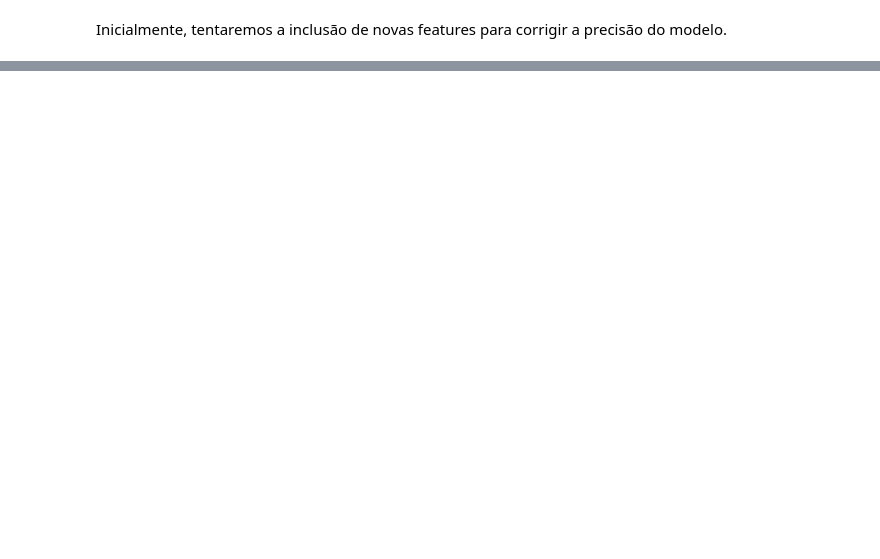
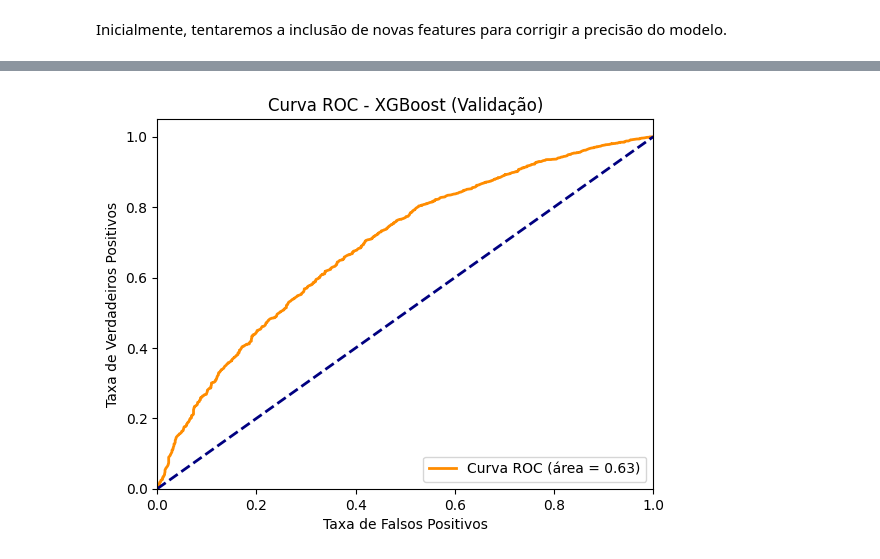
Before and after one commit to RodrigoBarbosaa/Flight_Delay_Prediction, a Jupyter notebook: voos.ipynb, the cells around one changed output, grey strips where cells are left out. Cells and saved outputs as stored; diff of their text form; code cells hidden in the pictures; blank space fills up the shorter version.

```diff
--- a/voos.ipynb
+++ b/voos.ipynb
@@ -1264,0 +1145,97 @@ evaluate_model(stacking_regressor, X_train_scaled, y_train, X_val_scaled, y_val,
+# %%
+from sklearn.feature_selection import SelectFromModel, RFECV
+from sklearn.ensemble import BaggingClassifier
+from sklearn.metrics import roc_auc_score, roc_curve, classification_report, accuracy_score
+
+# Calcular as features no dataset df_voos_realizado
+df_voos_realizados['ProporcaoAtrasosMes'] = df_voos_realizados.groupby('Month')['CategoriaAtraso'].transform(lambda x: (x == 'Atraso Leve').mean())
+df_voos_realizados['TotalAtrasosMes'] = df_voos_realizados.groupby('Month')['CategoriaAtraso'].transform(lambda x: (x == 'Atraso Leve').sum())
+df_voos_realizados['TotalVoosMes'] = df_voos_realizados.groupby('Month')['CategoriaAtraso'].transform('count')
+df_voos_realizados['AltaTemporada'] = df_voos_realizados['Month'].apply(lambda x: 1 if x in [6, 7, 12] else 0)
+mean_delay_by_airline = df_voos_realizados.groupby('Airline')['DepDelayMinutes'].mean().to_dict()
+df_voos_realizados['MediaAtrasoAirline'] = df_voos_realizados['Airline'].map(mean_delay_by_airline)
+
+# Selecionar as colunas necessárias para o mapeamento
+df_features = df_voos_realizados[['Month', 'Airline', 'ProporcaoAtrasosMes', 'TotalAtrasosMes', 'TotalVoosMes', 'AltaTemporada', 'MediaAtrasoAirline']].drop_duplicates()
+
+# Realizar o mapeamento
+df_selected_routes = df_selected_routes.merge(df_features, on=['Month', 'Airline'], how='left')
+
+df_selected_routes = pd.get_dummies(df_selected_routes, columns=['Origin', 'Dest'], drop_first=True)
+
+# Normalizar colunas específicas
+cols_to_normalize = ['Month', 'DayofMonth', 'DayOfWeek', 'ProporcaoAtrasosMes', 'TotalAtrasosMes', 'TotalVoosMes', 'MediaAtrasoAirline']
+scaler = StandardScaler()
+df_selected_routes[cols_to_normalize] = scaler.fit_transform(df_selected_routes[cols_to_normalize])
+
+
+# Selecionar features e variável alvo
+X = df_selected_routes.drop(columns=['Airline', 'CategoriaAtraso', 'FlightDate', 'OriginCityName', 'DestCityName', 'DepDelayMinutes'])
+y = df_selected_routes['CategoriaAtraso']
+
+# Codificar as classes de 'y' como valores numéricos
+label_encoder = LabelEncoder()
+y = label_encoder.fit_transform(y)
+
+# Dividir os dados em conjuntos de treinamento, validação e teste
+X_train, X_temp, y_train, y_temp = train_test_split(X, y, test_size=0.3, random_state=42, stratify=y)
+X_val, X_test, y_val, y_test = train_test_split(X_temp, y_temp, test_size=0.5, random_state=42, stratify=y_temp)
+
+# Aplicar SMOTE ao conjunto de treinamento
+smote = SMOTE(random_state=42)
+X_train_smote, y_train_smote = smote.fit_resample(X_train, y_train)
+
+# Seleção de features usando XGBoost
+xgb_model = XGBClassifier(n_estimators=100, max_depth=5, learning_rate=0.1)
+xgb_model.fit(X_train_smote, y_train_smote)
+selector = SelectFromModel(xgb_model, prefit=True)
+X_train_selected = selector.transform(X_train_smote)
+X_val_selected = selector.transform(X_val)
+X_test_selected = selector.transform(X_test)
+
+# Verificar as features selecionadas
+selected_features = X.columns[selector.get_support()]
+print(f"Selected features: {selected_features}")
+
+# Treinar o modelo XGBoost com as features selecionadas
+best_xgb_model = XGBClassifier(n_estimators=100, max_depth=5, learning_rate=0.1)
+best_xgb_model.fit(X_train_selected, y_train_smote)
+
+# Avaliar o modelo no conjunto de validação
+y_val_pred = best_xgb_model.predict(X_val_selected)
+val_auc_roc = roc_auc_score(y_val, y_val_pred)
+print(f"Validation AUC-ROC for XGBoost: {val_auc_roc}")
+print(classification_report(y_val, y_val_pred))
+
+# Avaliar o modelo no conjunto de teste
+y_test_pred = best_xgb_model.predict(X_test_selected)
+test_auc_roc = roc_auc_score(y_test, y_test_pred)
+print(f"Test AUC-ROC for XGBoost: {test_auc_roc}")
+print(classification_report(y_test, y_test_pred))
+
+# Plotar a curva ROC para o conjunto de validação
+fpr, tpr, _ = roc_curve(y_val, best_xgb_model.predict_proba(X_val_selected)[:, 1])
+plt.figure()
+plt.plot(fpr, tpr, color='darkorange', lw=2, label=f'Curva ROC (área = {val_auc_roc:.2f})')
+plt.plot([0, 1], [0, 1], color='navy', lw=2, linestyle='--')
+plt.xlim([0.0, 1.0])
+plt.ylim([0.0, 1.05])
+plt.xlabel('Taxa de Falsos Positivos')
+plt.ylabel('Taxa de Verdadeiros Positivos')
+plt.title('Curva ROC - XGBoost (Validação)')
+plt.legend(loc="lower right")
+plt.show()
+
+# Plotar a curva ROC para o conjunto de teste
+fpr, tpr, _ = roc_curve(y_test, best_xgb_model.predict_proba(X_test_selected)[:, 1])
+plt.figure()
+plt.plot(fpr, tpr, color='darkorange', lw=2, label=f'Curva ROC (área = {test_auc_roc:.2f})')
+plt.plot([0, 1], [0, 1], color='navy', lw=2, linestyle='--')
+plt.xlim([0.0, 1.0])
+plt.ylim([0.0, 1.05])
+plt.xlabel('Taxa de Falsos Positivos')
+plt.ylabel('Taxa de Verdadeiros Positivos')
+plt.title('Curva ROC - XGBoost (Teste)')
+plt.legend(loc="lower right")
+plt.show()
+# %% [output]
@@ -1264,0 +1259 @@ evaluate_model(stacking_regressor, X_train_scaled, y_train, X_val_scaled, y_val,
+[figure, added]
```
Also changed, not shown: parts of 27 cells of this notebook.
